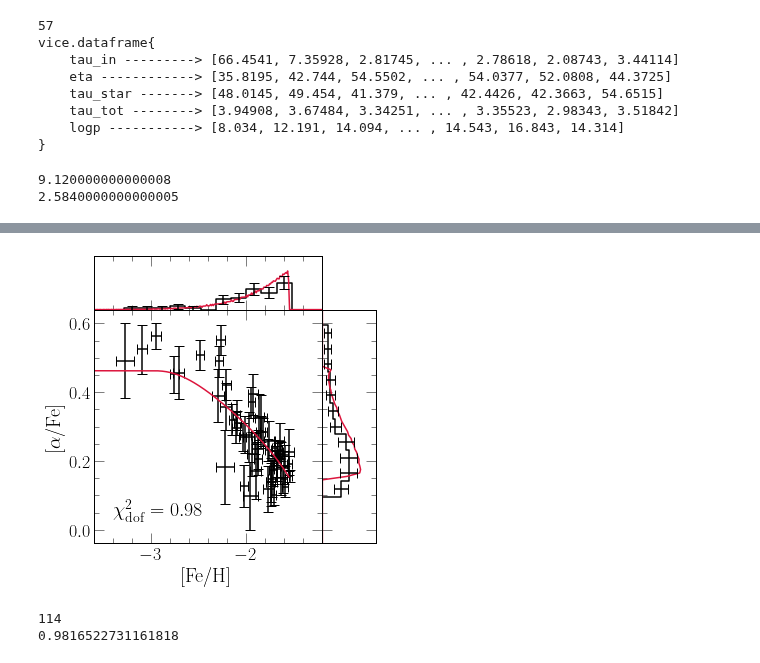
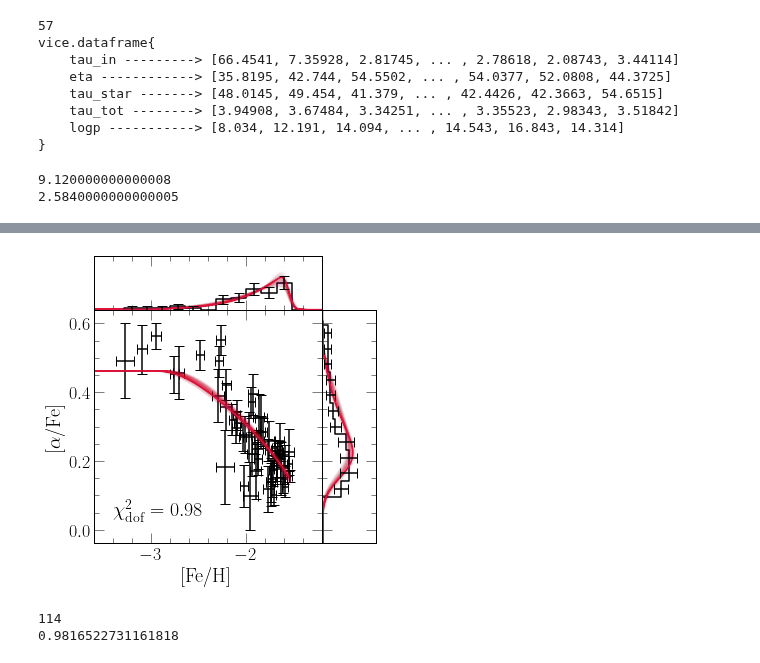
Before and after one commit to giganano/h3halo, a Jupyter notebook: notebooks/wukong.ipynb, the cells around one changed output, grey strips where cells are left out. Saved outputs shown, nothing was run; the diff lists cells and outputs as text; code cells hidden in the pictures.

Commit message:
paper updates

```diff
--- a/notebooks/wukong.ipynb
+++ b/notebooks/wukong.ipynb
@@ -123,38 +158,50 @@ with vice.singlezone(name = "wukong") as sz:
 
 ax.text(-3.4, 0.04, r"$\chi_\text{dof}^2 = 0.98$", fontsize = 20)
 ax.plot(bfout.history["[fe/h]"], bfout.history["[o/fe]"], c = named_colors()["crimson"])
-xvals = [(a + b) / 2 for a, b in zip(bfout.mdf["bin_edge_left"], bfout.mdf["bin_edge_right"])]
-top.plot(xvals, bfout.mdf["dn/d[fe/h]"], c = named_colors()["crimson"])
-right.plot(bfout.mdf["dn/d[o/fe]"], xvals, c = named_colors()["crimson"])
 
-# random.seed(a = 0)
-# n_subs = 200
-# prob = [m.exp(_) for _ in chain["logp"]]
-# norm = sum(prob)
-# prob = [_ / norm for _ in prob]
-# indeces = np.random.choice(list(range(len(prob))), p = prob, size = n_subs)
-# kwargs = {"c": named_colors()["crimson"]}
+med_feh_err = np.median(data["[fe/h]_err"])
+med_ofe_err = np.median(data["[o/fe]_err"])
+bins = bfout.mdf["bin_edge_left"] + [bfout.mdf["bin_edge_right"][-1]]
+xvals = [(a + b) / 2 for a, b in zip(bins[:-1], bins[1:])]
+feh_dist = convolve(bfout.mdf["dn/d[fe/h]"], bins, med_feh_err)
+ofe_dist = convolve(bfout.mdf["dn/d[o/fe]"], bins, med_ofe_err)
+top.plot(xvals, feh_dist, c = named_colors()["crimson"])
+right.plot(ofe_dist, xvals, c = named_colors()["crimson"])
 
-# with vice.singlezone(name = "sampled") as sz:
-#     sz.elements = ["fe", "o"]
-#     sz.func = exponential(prefactor = 1000)
-#     sz.mode = "ifr"
-#     sz.Mg0 = 0
-#     sz.nthreads = 2
-#     sz.bins = np.linspace(-5, 1, 601)
-#     xvals = [(a + b) / 2 for a, b in zip(sz.bins[1:], sz.bins[:-1])]
-#     for i in range(n_subs):
-#         sz.func.timescale = chain["tau_in"][indeces[i]]
-#         sz.tau_star = chain["tau_star"][indeces[i]]
-#         sz.eta = chain["eta"][indeces[i]]
-#         sz.dt = chain["tau_tot"][indeces[i]] / 500
-#         out = sz.run(np.linspace(0, chain["tau_tot"][indeces[i]], 501), overwrite = True, capture = True)
+random.seed(a = 0)
+n_subs = 200
+prob = [m.exp(_) for _ in chain["logp"]]
+norm = sum(prob)
+prob = [_ / norm for _ in prob]
+indeces = np.random.choice(list(range(len(prob))), p = prob, size = n_subs)
+kwargs = {"c": named_colors()["crimson"]}
 
-#         ax.plot(out.history["[fe/h]"], out.history["[o/fe]"], alpha = 0.02, **kwargs)
-#         top.plot(xvals, out.mdf["dn/d[fe/h]"], alpha = 0.01, **kwargs)
-#         right.plot(out.mdf["dn/d[o/fe]"], xvals, alpha = 0.01, **kwargs)
-#         sys.stdout.write("\r%d" % (i))
-#     sys.stdout.write("\n")
+with vice.singlezone(name = "sampled") as sz:
+    sz.elements = ["fe", "o"]
+    sz.func = exponential(prefactor = 1000)
+    sz.mode = "ifr"
+    sz.Mg0 = 0
+    sz.nthreads = 2
+    sz.bins = np.linspace(-5, 1, 301)
+    xvals = [(a + b) / 2 for a, b in zip(sz.bins[1:], sz.bins[:-1])]
+    for i in range(n_subs):
+        sz.func.timescale = chain["tau_in"][indeces[i]]
+        sz.tau_star = chain["tau_star"][indeces[i]]
+        sz.eta = chain["eta"][indeces[i]]
+        sz.dt = chain["tau_tot"][indeces[i]] / 500
+        out = sz.run(np.linspace(0, chain["tau_tot"][indeces[i]], 501), overwrite = True, capture = True)
+
+        ax.plot(out.history["[fe/h]"], out.history["[o/fe]"], alpha = 0.02, **kwargs)
+
+        bins = out.mdf["bin_edge_left"] + [out.mdf["bin_edge_right"][-1]]
+        xvals = [(a + b) / 2 for a, b in zip(bins[:-1], bins[1:])]
+        feh_dist = convolve(out.mdf["dn/d[fe/h]"], bins, med_feh_err)
+        ofe_dist = convolve(out.mdf["dn/d[o/fe]"], bins, med_ofe_err)
+
+        top.plot(xvals, feh_dist, alpha = 0.01, **kwargs)
+        right.plot(ofe_dist, xvals, alpha = 0.01, **kwargs)
+        sys.stdout.write("\r%d" % (i))
+    sys.stdout.write("\n")
 
 plt.tight_layout()
 plt.subplots_adjust(right = 0.8, top = 0.8)
@@ -170,10 +217,10 @@ right.set_position([
     0.15,
     ax.get_position().y1 - ax.get_position().y0
 ])
-# for ext in ["pdf", "jpeg"]:
-#     kwargs = {}
-#     if ext == "jpeg": kwargs["dpi"] = 200
-#     plt.savefig("../paper/wukong_bestfit.%s" % (ext), **kwargs)
+for ext in ["pdf", "jpeg"]:
+    kwargs = {}
+    if ext == "jpeg": kwargs["dpi"] = 200
+    plt.savefig("../paper/wukong_bestfit.%s" % (ext), **kwargs)
 plt.show()
 # %% [output]
 9.120000000000008
@@ -181,4 +229,4 @@ plt.show()
-[figure, old version]
+[figure, new version]
 # %%
 cosmological_age = 13.2
 quantities = list(filter(lambda _: not _.endswith("_err"), data.keys()))
```
Also changed, not shown: parts of 2 cells of this notebook, 10 other files.
